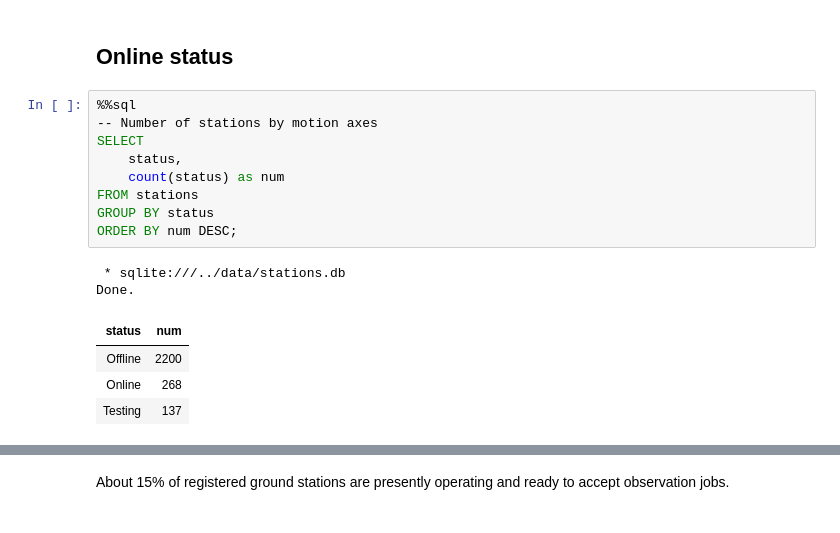
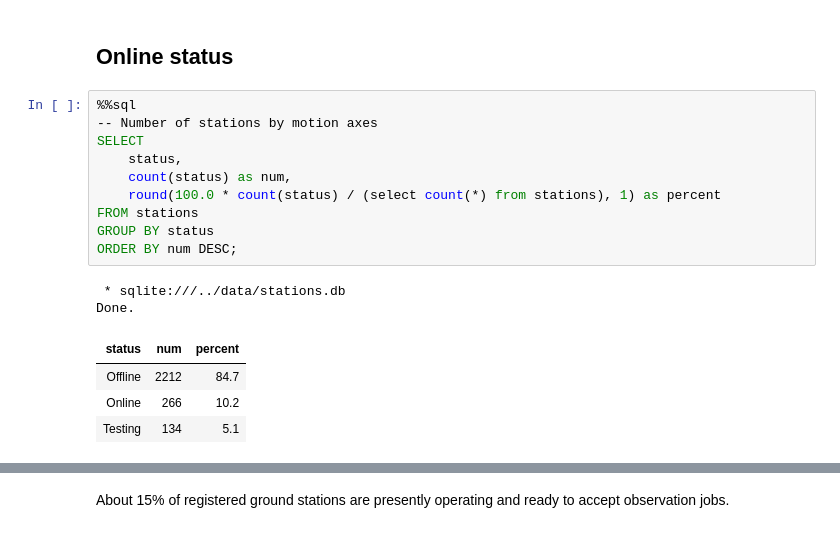
Before and after one commit to wiredlab/scheduling-bazaar, a Jupyter notebook: notebooks/year-review-2022.ipynb, the cells around one changed output, grey strips where cells are left out. Cells and saved outputs as stored; diff of their text form.

```diff
--- a/notebooks/year-review-2022.ipynb
+++ b/notebooks/year-review-2022.ipynb
@@ -536,16 +500,17 @@ The ratio increases in favor of no rotator for the antenna (or merely omni-direc
 # %%
 %%sql
 -- Number of stations by motion axes
 SELECT
     status,
-    count(status) as num
+    count(status) as num,
+    round(100.0 * count(status) / (select count(*) from stations), 1) as percent
 FROM stations
 GROUP BY status
 ORDER BY num DESC;
 # %% [output]
  * sqlite:///../data/stations.db
 Done.
-| status | num |
-| Offline | 2200 |
-| Online | 268 |
-| Testing | 137 |
+| status | num | percent |
+| Offline | 2212 | 84.7 |
+| Online | 266 | 10.2 |
+| Testing | 134 | 5.1 |
```
Also changed, not shown: parts of 90 cells of this notebook.
